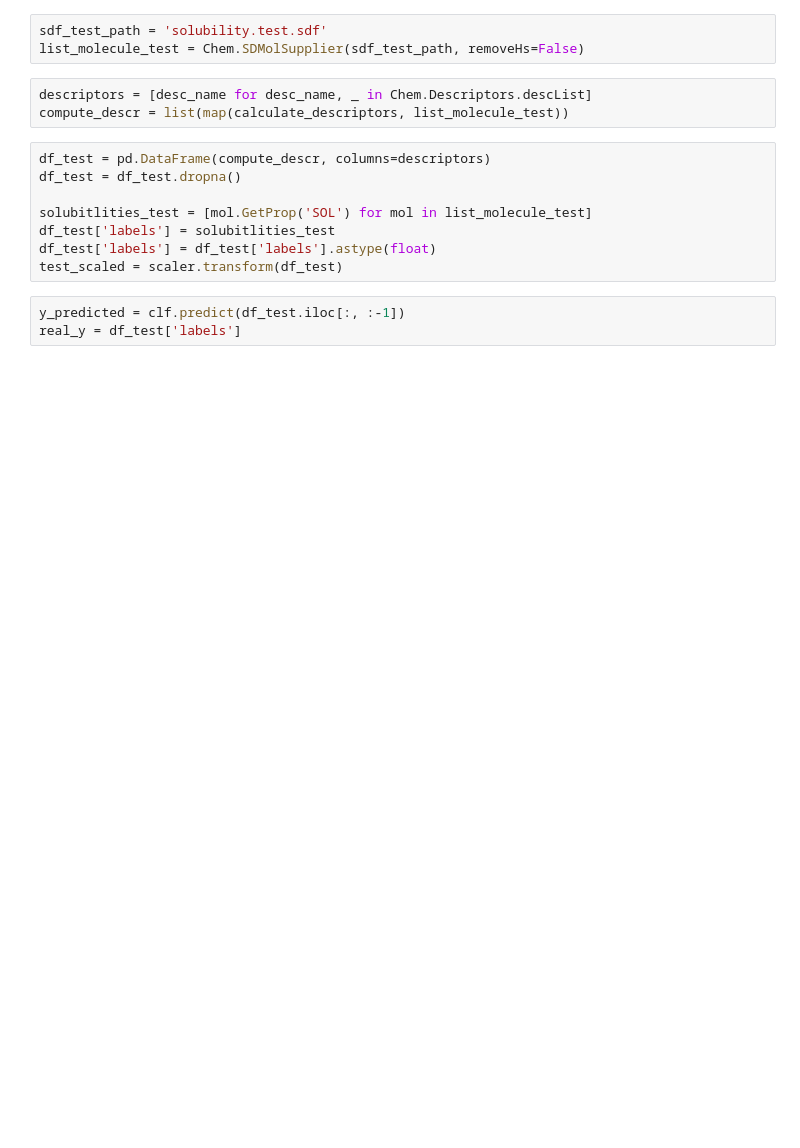
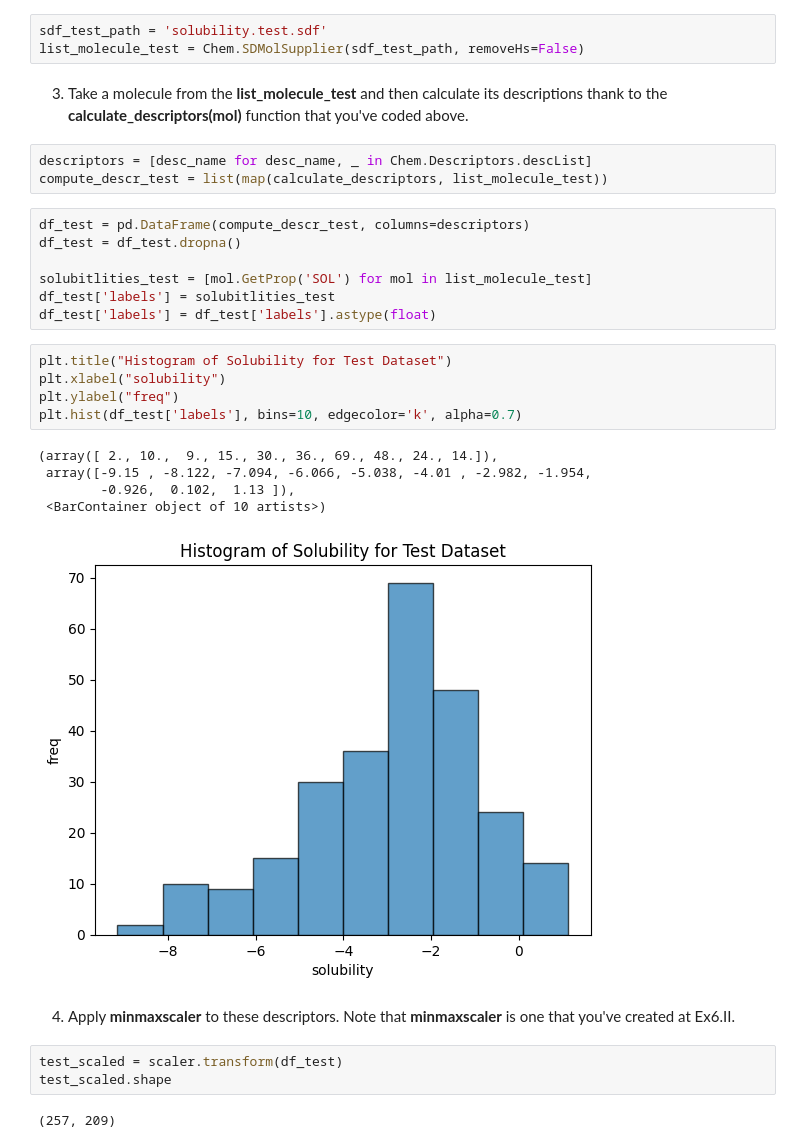
Before and after one commit to Ekliipce/Machine-Learning-for-Biomedical, a Jupyter notebook: molecules/Molecules_representations.ipynb, the cells around one changed output. Cells and saved outputs as stored; diff of their text form; blank space fills up the shorter version.

```diff
--- a/molecules/Molecules_representations.ipynb
+++ b/molecules/Molecules_representations.ipynb
@@ -448,17 +491,34 @@ solubility.test.sdf 100%[===================>] 320.24K  1.04MB/s    in 0.3s
 # %%
 sdf_test_path = 'solubility.test.sdf'
 list_molecule_test = Chem.SDMolSupplier(sdf_test_path, removeHs=False)
+# %% [markdown]
+3. Take a molecule from the **list_molecule_test** and then calculate its descriptions thank to the **calculate_descriptors(mol)** function that you've coded above.
 # %%
 descriptors = [desc_name for desc_name, _ in Chem.Descriptors.descList]
-compute_descr = list(map(calculate_descriptors, list_molecule_test))
+compute_descr_test = list(map(calculate_descriptors, list_molecule_test))
 # %%
-df_test = pd.DataFrame(compute_descr, columns=descriptors)
+df_test = pd.DataFrame(compute_descr_test, columns=descriptors)
 df_test = df_test.dropna()
 
 solubitlities_test = [mol.GetProp('SOL') for mol in list_molecule_test]
 df_test['labels'] = solubitlities_test
 df_test['labels'] = df_test['labels'].astype(float)
-test_scaled = scaler.transform(df_test)
-# %%
-y_predicted = clf.predict(df_test.iloc[:, :-1])
-real_y = df_test['labels']
+# %%
+plt.title("Histogram of Solubility for Test Dataset")
+plt.xlabel("solubility")
+plt.ylabel("freq")
+plt.hist(df_test['labels'], bins=10, edgecolor='k', alpha=0.7)
+# %% [output]
+(array([ 2., 10.,  9., 15., 30., 36., 69., 48., 24., 14.]),
+ array([-9.15 , -8.122, -7.094, -6.066, -5.038, -4.01 , -2.982, -1.954,
+        -0.926,  0.102,  1.13 ]),
+ <BarContainer object of 10 artists>)
+[figure, added]
+# %% [markdown]
+
+4. Apply **minmaxscaler** to these descriptors. Note that **minmaxscaler**  is one that you've created at Ex6.II.
+# %%
+test_scaled = scaler.transform(df_test)
+test_scaled.shape
+# %% [output]
+(257, 209)
```
Also changed, not shown: parts of 56 cells of this notebook.
